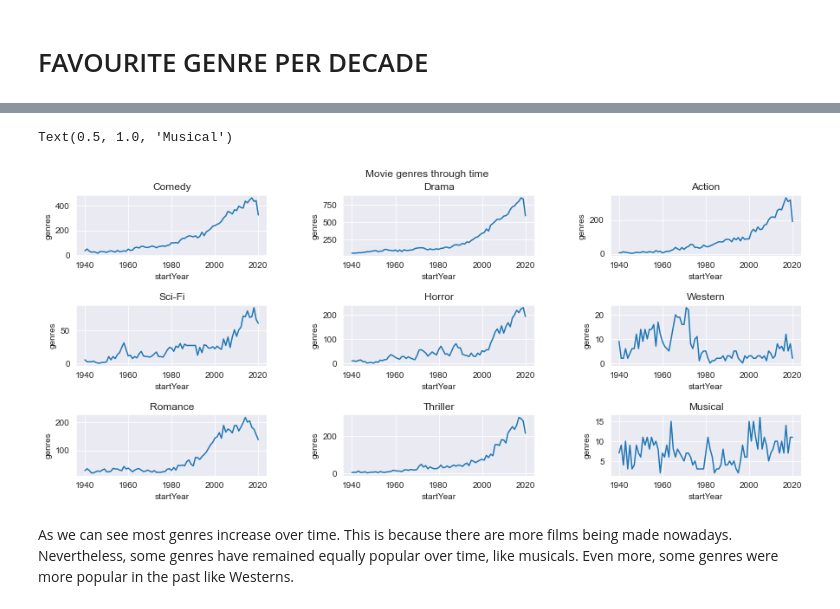
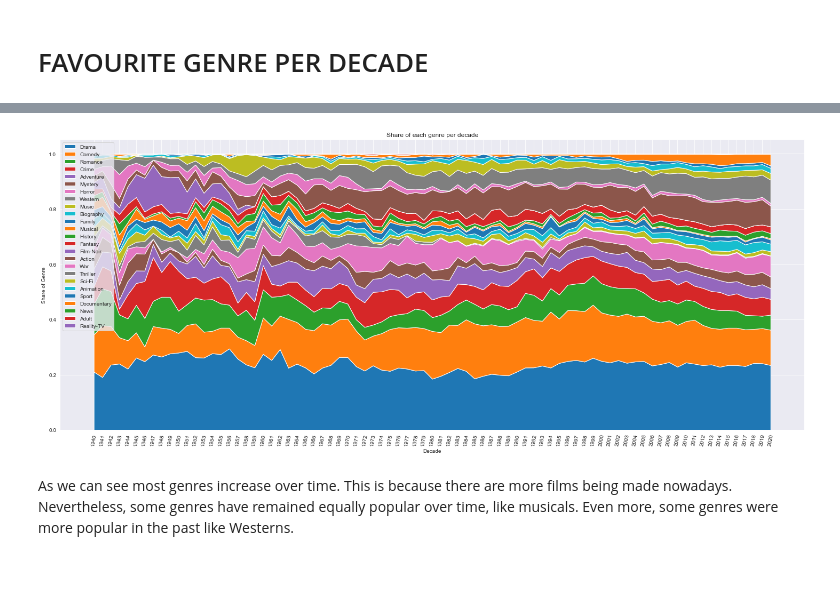
Before and after one commit to Lozzio99/Madness, a Jupyter notebook: MadAnalysis.ipynb, the cells around one changed output, grey strips where cells are left out. Saved outputs shown, nothing was run; the diff lists cells and outputs as text; code cells hidden in the pictures; blank space fills up the shorter version.

Commit message:
added a cool graph 😎

```diff
--- a/MadAnalysis.ipynb
+++ b/MadAnalysis.ipynb
@@ -48,29 +40,49 @@ Musical_db = db2.groupby(['startYear'])['genres'].apply(lambda x: x[x.str.contai
-# %%
-fig, ((ax1, ax2, ax3), (ax4, ax5, ax6), (ax7, ax8, ax9)) = plt.pyplot.subplots(3, 3, figsize=(15, 5))
-fig.suptitle('Movie genres through time')
-plt.pyplot.subplots_adjust(left=0.125, bottom=0, right=0.9, top=0.9, wspace=0.4, hspace=0.8)
-
-sns.lineplot(ax=ax1,data=Comedy_db);
-ax1.set_title('Comedy')
-sns.lineplot(ax=ax2,data=Drama_db);
-ax2.set_title('Drama')
-sns.lineplot(ax=ax3,data=Action_db);
-ax3.set_title('Action')
-sns.lineplot(ax=ax4,data=Scifi_db);
-ax4.set_title('Sci-Fi')
-sns.lineplot(ax=ax5,data=Horror_db);
-ax5.set_title('Horror')
-sns.lineplot(ax=ax6,data=Western_db);
-ax6.set_title('Western')
-sns.lineplot(ax=ax7,data=Romance_db);
-ax7.set_title('Romance')
-sns.lineplot(ax=ax8,data=Thriller_db);
-ax8.set_title('Thriller')
-sns.lineplot(ax=ax9,data=Musical_db);
-ax9.set_title('Musical')
-# %% [output]
-Text(0.5, 1.0, 'Musical')
-[figure, removed]
+# %%
+# Here we count the number of occurrences of each genre per year
+def count_word_occurrences(s):
+    word_counts = {}
+    words = s.split(',')
+    for word in words:
+        if word in word_counts:
+            word_counts[word] += 1
+        else:
+            word_counts[word] = 1
+    return word_counts
+
+# Group the dataframe by decade and apply the function to count the word occurrences
+final_counts = []
+grouped_by_decade = db2.groupby((db2['startYear']))
+for year, group in grouped_by_decade:
+    total_word_counts = {}
+    for word_counts in group['genres'].apply(lambda x: count_word_occurrences(x)):
+        for word, count in word_counts.items():
+            if word in total_word_counts:
+                total_word_counts[word] += count
+            else:
+                total_word_counts[word] = count
+    sorted_word_counts = dict(sorted(total_word_counts.items(), key=lambda item: item[1], reverse=True))
+    final_counts.append(sorted_word_counts)
+# %%
+# Convert the dictionaries to dataframes and stack them
+dfs_by_year = [pd.DataFrame.from_dict(d, orient='index', columns=[f'{year}']) for year, d in enumerate(final_counts, start=1940)]
+df_stacked = pd.concat(dfs_by_year, axis=1)
+df_stacked = df_stacked.fillna(0)
+df_normed = df_stacked.div(df_stacked.sum(axis=0), axis=1)
+# %%
+# Create stacked band plot
+plt.figure(figsize=(25, 10))
+plt.stackplot(df_normed.columns, df_normed.values, labels=df_normed.index)
+
+# Add legend and axis labels
+plt.legend(loc='upper left')
+plt.xlabel('Decade')
+plt.ylabel('Share of Genre')
+plt.title('Share of each genre per decade')
+plt.xticks(df_normed.columns,rotation = 80)
+# Show the plot
+plt.show()
+# %% [output]
+[figure, added]
 # %% [markdown]
 As we can see most genres increase over time. This is because there are more films being made nowadays. Nevertheless, some genres have remained equally popular over time, like musicals. Even more, some genres were more popular in the past like Westerns.
 # %% [markdown]
```
Also changed, not shown: parts of 4 cells of this notebook.
